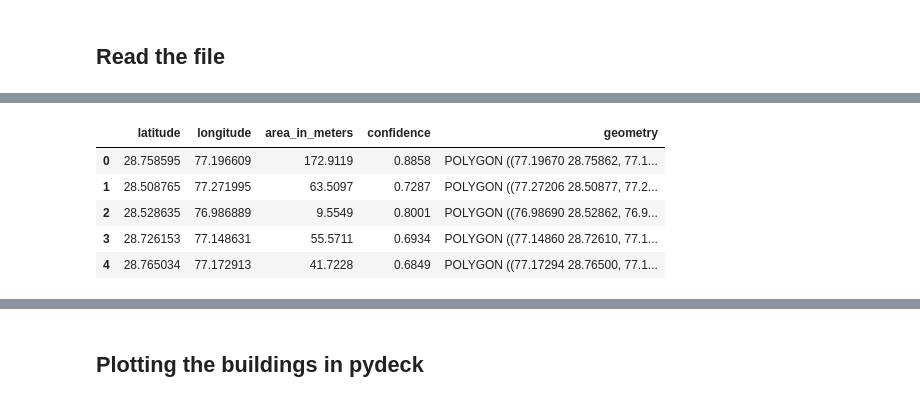
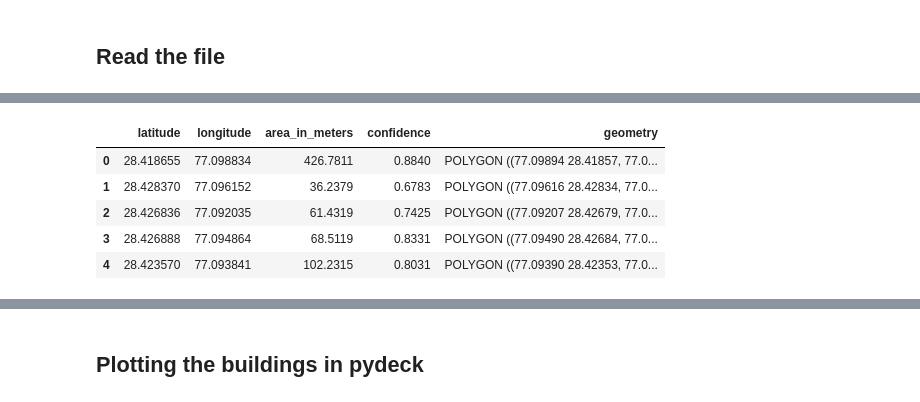
Before and after one commit to kavyajeetbora/CityHealthMonitor, a Jupyter notebook: notebooks/plotting.ipynb, the cells around one changed output, grey strips where cells are left out. Cells and saved outputs as stored; diff of their text form; code cells hidden in the pictures.

```diff
--- a/notebooks/plotting.ipynb
+++ b/notebooks/plotting.ipynb
@@ -7,6 +7,7 @@ import json
 # %%
 %%time
 
-buildings = gpd.read_parquet(r"..\data\delhi_buildings.parquet")
+buildings = gpd.read_parquet(r"..\data\sector56_buildings_google.parquet")
+print(buildings.shape)
 buildings.head()
 # %% [output]
@@ -15,6 +17,6 @@ Wall time: 4.78 s
 |  | latitude | longitude | area_in_meters | confidence | geometry |
-| 0 | 28.758595 | 77.196609 | 172.9119 | 0.8858 | POLYGON ((77.19670 28.75862, 77.1... |
-| 1 | 28.508765 | 77.271995 | 63.5097 | 0.7287 | POLYGON ((77.27206 28.50877, 77.2... |
-| 2 | 28.528635 | 76.986889 | 9.5549 | 0.8001 | POLYGON ((76.98690 28.52862, 76.9... |
-| 3 | 28.726153 | 77.148631 | 55.5711 | 0.6934 | POLYGON ((77.14860 28.72610, 77.1... |
-| 4 | 28.765034 | 77.172913 | 41.7228 | 0.6849 | POLYGON ((77.17294 28.76500, 77.1... |
+| 0 | 28.418655 | 77.098834 | 426.7811 | 0.8840 | POLYGON ((77.09894 28.41857, 77.0... |
+| 1 | 28.428370 | 77.096152 | 36.2379 | 0.6783 | POLYGON ((77.09616 28.42834, 77.0... |
+| 2 | 28.426836 | 77.092035 | 61.4319 | 0.7425 | POLYGON ((77.09207 28.42679, 77.0... |
+| 3 | 28.426888 | 77.094864 | 68.5119 | 0.8331 | POLYGON ((77.09490 28.42684, 77.0... |
+| 4 | 28.423570 | 77.093841 | 102.2315 | 0.8031 | POLYGON ((77.09390 28.42353, 77.0... |
```
Also changed, not shown: parts of 4 cells of this notebook, 5 other files.
